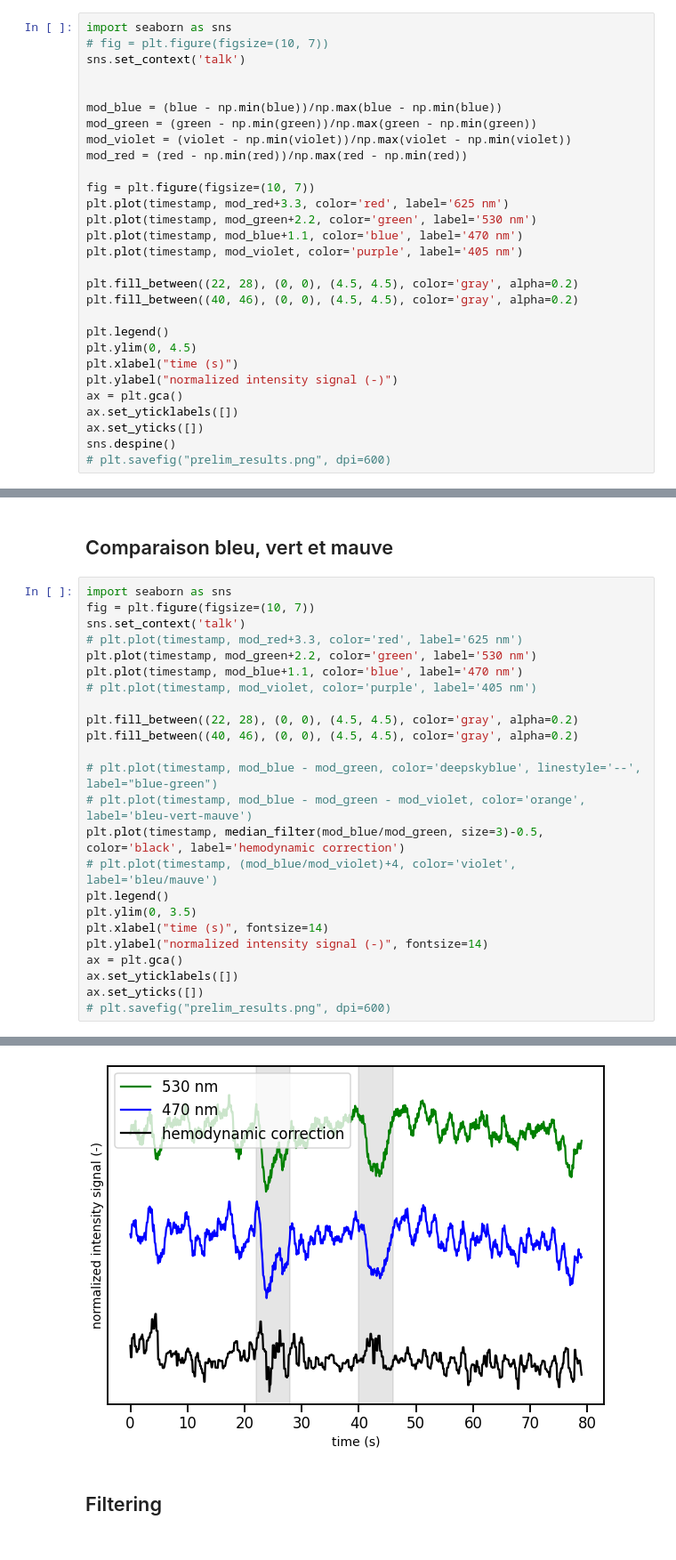
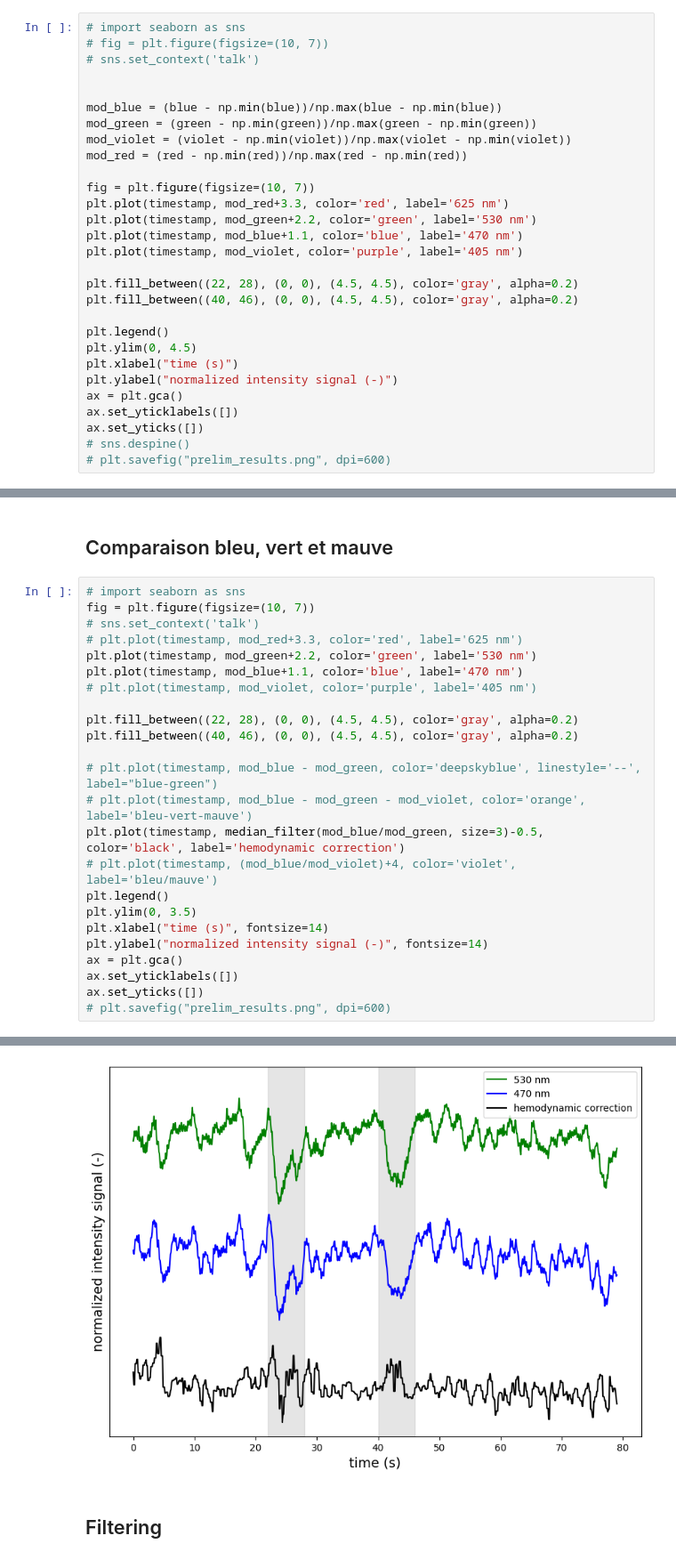
Before and after one commit to Laboratory-of-Vincent-Breton-Provencher/Widefield-Imaging-Acquisition, a Jupyter notebook: analysisPipeline/quickPlot.ipynb, the cells around one changed output, grey strips where cells are left out. Shown at 89% size. Saved outputs shown, nothing was run; the diff lists cells and outputs as text.

```diff
--- a/analysisPipeline/quickPlot.ipynb
+++ b/analysisPipeline/quickPlot.ipynb
@@ -30,9 +28,9 @@ FileNotFoundError: C:\Users\gabri\Desktop\1_1500_av.csv not found.
 # %% [markdown]
 ## Plotting raw data
 # %%
-import seaborn as sns
+# import seaborn as sns
 # fig = plt.figure(figsize=(10, 7))
-sns.set_context('talk')
+# sns.set_context('talk')
 
 
 mod_blue = (blue - np.min(blue))/np.max(blue - np.min(blue))
@@ -56,6 +54,6 @@ plt.ylabel("normalized intensity signal (-)")
 ax = plt.gca()
 ax.set_yticklabels([])
 ax.set_yticks([])
-sns.despine()
+# sns.despine()
 # plt.savefig("prelim_results.png", dpi=600)
 # %% [output]
@@ -63,32 +62,32 @@ sns.despine()
 # %% [markdown]
 ## Comparaison bleu, vert et mauve
 # %%
-import seaborn as sns
+# import seaborn as sns
 fig = plt.figure(figsize=(10, 7))
-sns.set_context('talk')
+# sns.set_context('talk')
 # plt.plot(timestamp, mod_red+3.3, color='red', label='625 nm')
 plt.plot(timestamp, mod_green+2.2, color='green', label='530 nm')
 plt.plot(timestamp, mod_blue+1.1, color='blue', label='470 nm')
 # plt.plot(timestamp, mod_violet, color='purple', label='405 nm')
 
 plt.fill_between((22, 28), (0, 0), (4.5, 4.5), color='gray', alpha=0.2)
 plt.fill_between((40, 46), (0, 0), (4.5, 4.5), color='gray', alpha=0.2)
 
 # plt.plot(timestamp, mod_blue - mod_green, color='deepskyblue', linestyle='--', label="blue-green")
 # plt.plot(timestamp, mod_blue - mod_green - mod_violet, color='orange', label='bleu-vert-mauve')
 plt.plot(timestamp, median_filter(mod_blue/mod_green, size=3)-0.5, color='black', label='hemodynamic correction')
 # plt.plot(timestamp, (mod_blue/mod_violet)+4, color='violet', label='bleu/mauve')
 plt.legend()
 plt.ylim(0, 3.5)
 plt.xlabel("time (s)", fontsize=14)
 plt.ylabel("normalized intensity signal (-)", fontsize=14)
 ax = plt.gca()
 ax.set_yticklabels([])
 ax.set_yticks([])
 # plt.savefig("prelim_results.png", dpi=600)
 # %% [output]
 []
-[figure, old version]
+[figure, new version]
 # %% [markdown]
 ## Filtering
 # %%
```
Also changed, not shown: parts of 3 cells of this notebook, 1 other file.
